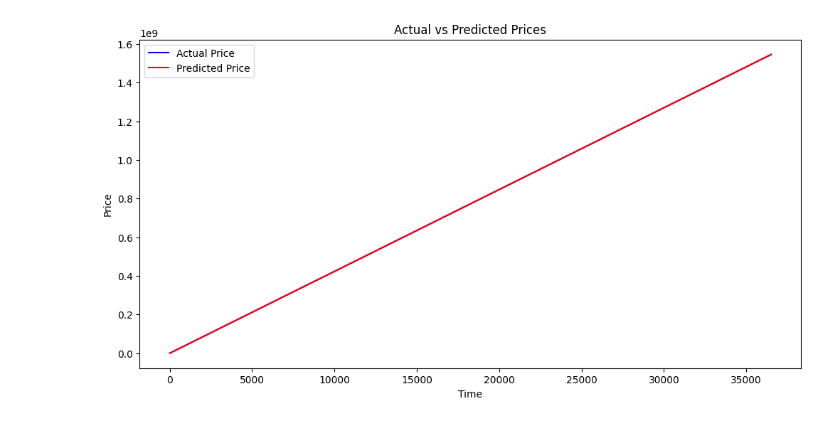
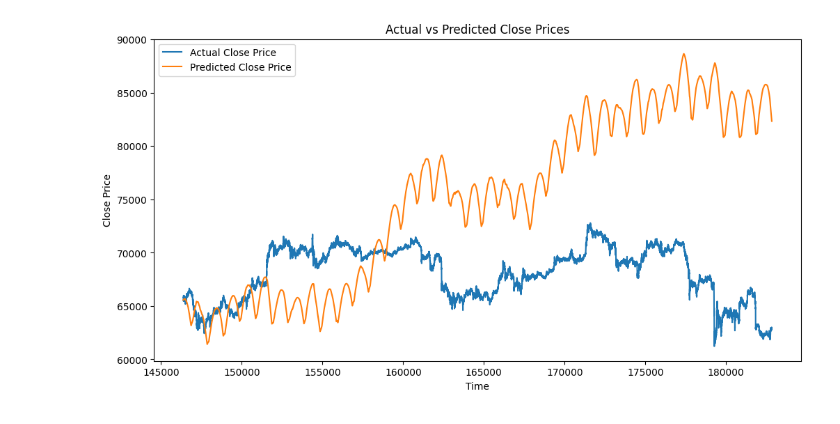
Before and after one commit to ulkeeren/binancebot, a Jupyter notebook: lstm_test.ipynb, the cells around one changed output. Saved outputs shown, nothing was run; the diff lists cells and outputs as text; code cells hidden in the pictures.

Commit message:
failed retuurn lstm model

```diff
--- a/lstm_test.ipynb
+++ b/lstm_test.ipynb
@@ -180,3 +171,3 @@ Mean Absolute Error (MAE): 4.6441029993110815e-07
 # %%
-mLstm.plot_cumsum()
+mLstm.plot_predictions()
 # %% [output]
@@ -183 +175 @@ mLstm.plot_cumsum()
-[figure, old version]
+[figure, new version]
```
Also changed, not shown: parts of 9 cells of this notebook.
